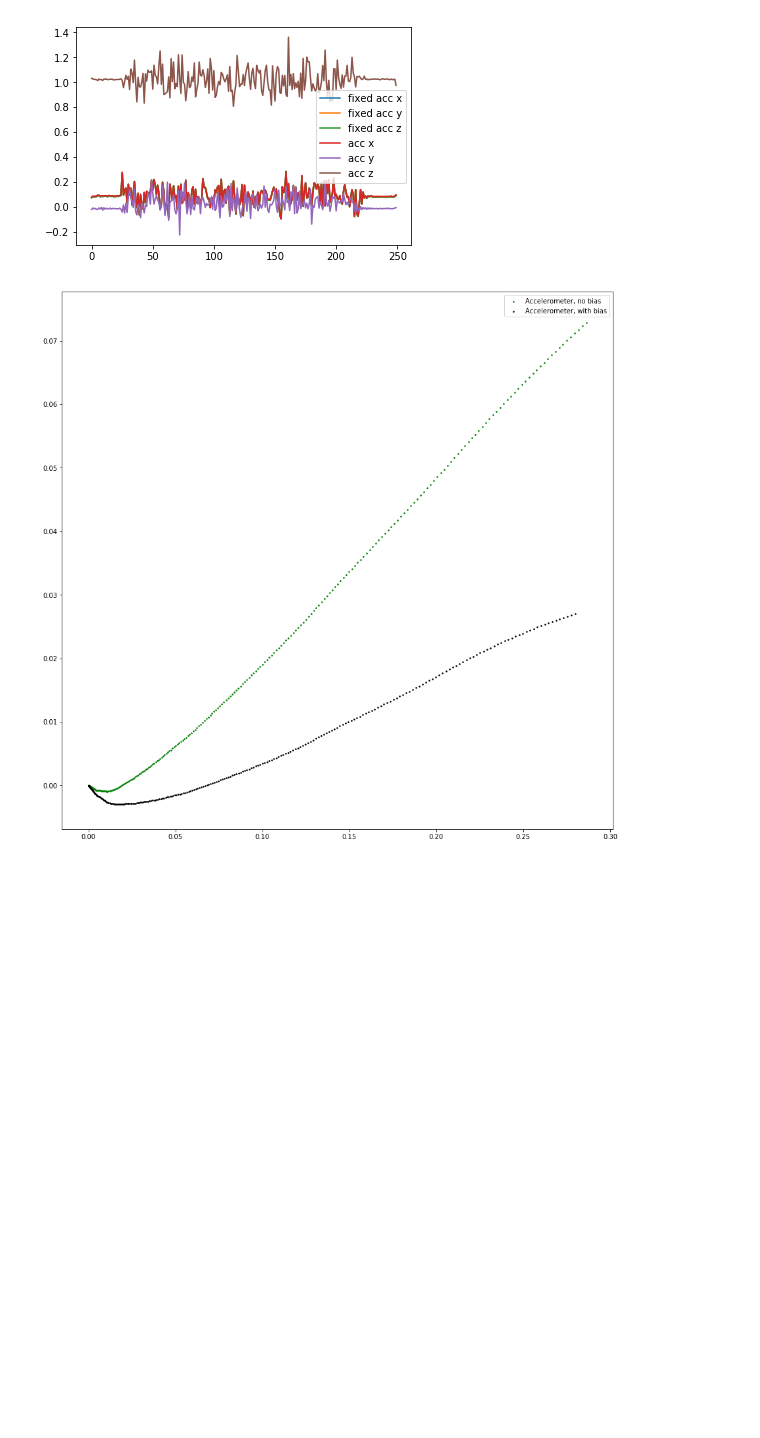
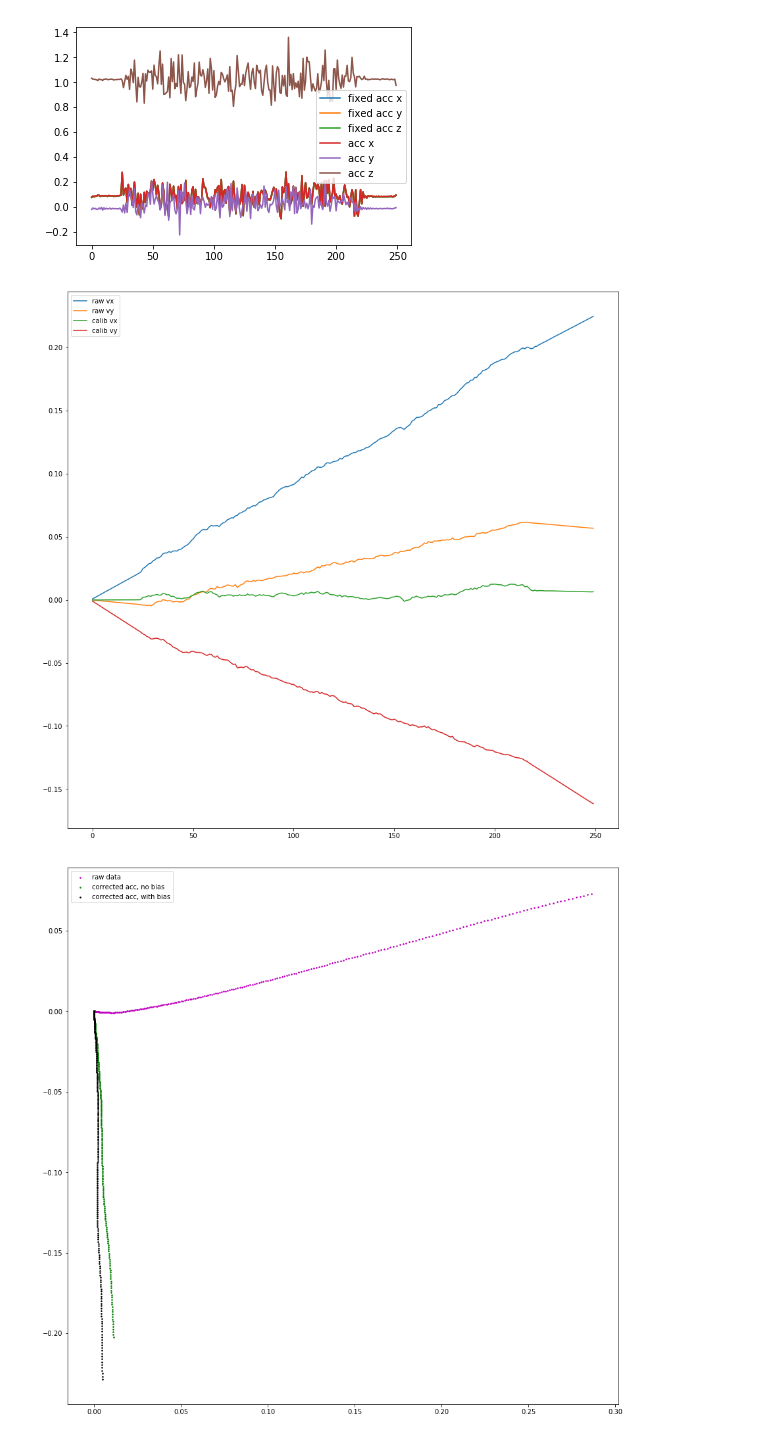
Before and after one commit to PHIL-MQP/phil, a Jupyter notebook: python/notebooks/Turtlebot Circle Data Viz.ipynb, the cells around one changed output. Saved outputs shown, nothing was run; the diff lists cells and outputs as text; code cells hidden in the pictures; blank space fills up the shorter version.

Commit message:
working on differentiating the zero-velocity update transforms

```diff
--- a/python/notebooks/Turtlebot Circle Data Viz.ipynb
+++ b/python/notebooks/Turtlebot Circle Data Viz.ipynb
@@ -42,7 +53,7 @@ plt.show()
 # %% [output]
 [figure]
 # %%
-def DoubleIntegrateAccelerometer(accelerometer_data, T, K, b):
+def DoubleIntegrateAccelerometer(accelerometer_data, T, K, b, gravity_bias=np.array([ 0.08737485, -0.0150847])):
     x = 0
     y = 0
     vx = 0
@@ -55,9 +66,9 @@ def DoubleIntegrateAccelerometer(accelerometer_data, T, K, b):
     axs = []
     ays = []
     for a_s in accelerometer_data:
-        a_o = T@K@(a_s + b).T
-        ax = a_o[0][0]
-        ay = a_o[1][0]
+        a_o = (T@K@(a_s + b).T)
+        ax = a_o[0][0] - gravity_bias[0]
+        ay = a_o[1][0] - gravity_bias[0]
         az = a_o[2][0]
 
         vx += ax * dt_s
@@ -73,14 +84,23 @@ def DoubleIntegrateAccelerometer(accelerometer_data, T, K, b):
 
     return xs, ys, vxs, vys, axs, ays
 # %%
-no_bias = DoubleIntegrateAccelerometer(accelerometer_data, np.eye(3), np.eye(3), np.zeros((1,3)))
-b = np.array([])
+nothing = DoubleIntegrateAccelerometer(accelerometer_data, np.eye(3), np.eye(3), np.zeros((1,3)), np.zeros(3))
+no_calib = DoubleIntegrateAccelerometer(accelerometer_data, np.eye(3), np.eye(3), np.zeros((1,3)))
 calib = DoubleIntegrateAccelerometer(accelerometer_data, T, K, b)
 
 plt.figure(figsize=(15,15))
-plt.scatter(no_bias[0], no_bias[1], marker='.', s=10, color='g', label='Accelerometer, no bias')
-plt.scatter(calib[0], calib[1], marker='.', s=10, color='k', label='Accelerometer, with bias')
+plt.plot(nothing[2], label='raw vx')
+plt.plot(nothing[3], label='raw vy')
+plt.plot(no_calib[2], label='calib vx')
+plt.plot(no_calib[3], label='calib vy')
+plt.legend()
+
+plt.figure(figsize=(15,15))
+plt.scatter(nothing[0], nothing[1], marker='.', s=10, color='m', label='raw data')
+plt.scatter(no_calib[0], no_calib[1], marker='.', s=10, color='g', label='corrected acc, no bias')
+plt.scatter(calib[0], calib[1], marker='.', s=10, color='k', label='corrected acc, with bias')
 plt.legend()
 plt.show()
 # %% [output]
-[figure, old version]
+[figure, new version]
+[figure, added]
```
Also changed, not shown: parts of 4 cells of this notebook, 3 other files.
